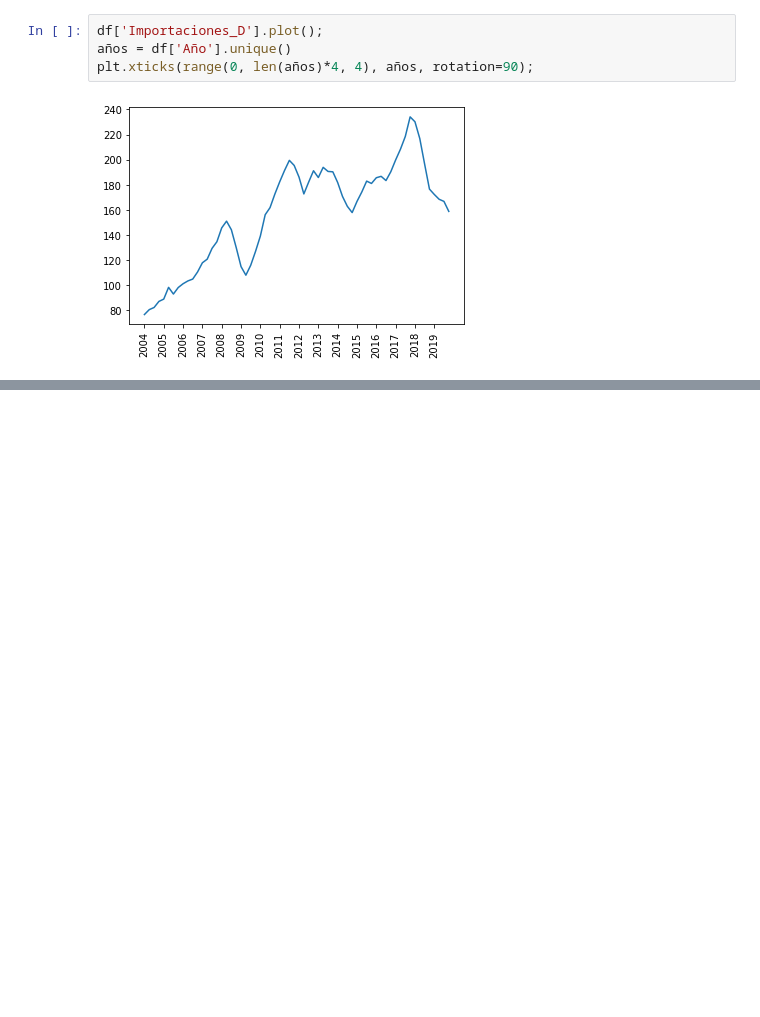
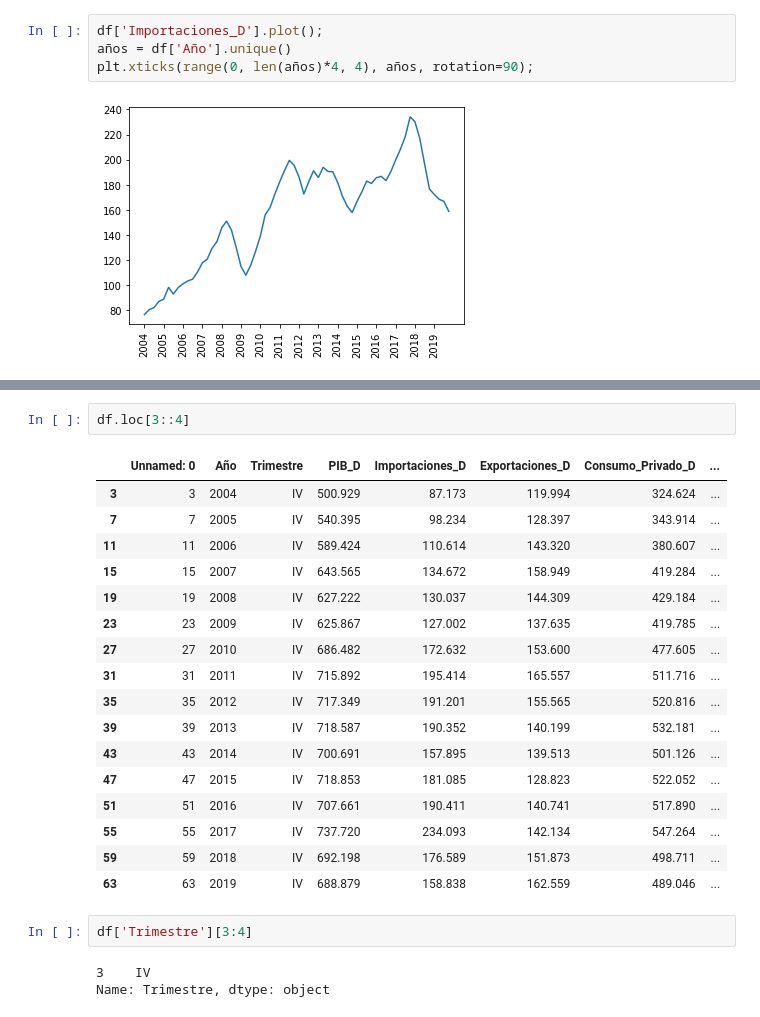
Before and after one commit to matiascabrejos/IA-Humai, a Jupyter notebook: exercise_class5.ipynb, the cells around one changed output, grey strips where cells are left out. Saved outputs shown, nothing was run; the diff lists cells and outputs as text; blank space fills up the shorter version.

```diff
--- a/exercise_class5.ipynb
+++ b/exercise_class5.ipynb
@@ -30,0 +44,25 @@ plt.xticks(range(0, len(años)*4, 4), años, rotation=90);
+# %%
+df.loc[3::4]
+# %% [output]
+|  | Unnamed: 0 | Año | Trimestre | PIB_D | Importaciones_D | Exportaciones_D | Consumo_Privado_D | ... |
+| 3 | 3 | 2004 | IV | 500.929 | 87.173 | 119.994 | 324.624 | ... |
+| 7 | 7 | 2005 | IV | 540.395 | 98.234 | 128.397 | 343.914 | ... |
+| 11 | 11 | 2006 | IV | 589.424 | 110.614 | 143.320 | 380.607 | ... |
+| 15 | 15 | 2007 | IV | 643.565 | 134.672 | 158.949 | 419.284 | ... |
+| 19 | 19 | 2008 | IV | 627.222 | 130.037 | 144.309 | 429.184 | ... |
+| 23 | 23 | 2009 | IV | 625.867 | 127.002 | 137.635 | 419.785 | ... |
+| 27 | 27 | 2010 | IV | 686.482 | 172.632 | 153.600 | 477.605 | ... |
+| 31 | 31 | 2011 | IV | 715.892 | 195.414 | 165.557 | 511.716 | ... |
+| 35 | 35 | 2012 | IV | 717.349 | 191.201 | 155.565 | 520.816 | ... |
+| 39 | 39 | 2013 | IV | 718.587 | 190.352 | 140.199 | 532.181 | ... |
+| 43 | 43 | 2014 | IV | 700.691 | 157.895 | 139.513 | 501.126 | ... |
+| 47 | 47 | 2015 | IV | 718.853 | 181.085 | 128.823 | 522.052 | ... |
+| 51 | 51 | 2016 | IV | 707.661 | 190.411 | 140.741 | 517.890 | ... |
+| 55 | 55 | 2017 | IV | 737.720 | 234.093 | 142.134 | 547.264 | ... |
+| 59 | 59 | 2018 | IV | 692.198 | 176.589 | 151.873 | 498.711 | ... |
+| 63 | 63 | 2019 | IV | 688.879 | 158.838 | 162.559 | 489.046 | ... |
+# %%
+df['Trimestre'][3:4]
+# %% [output]
+3    IV
+Name: Trimestre, dtype: object
```
Also changed, not shown: parts of 2 cells of this notebook.
